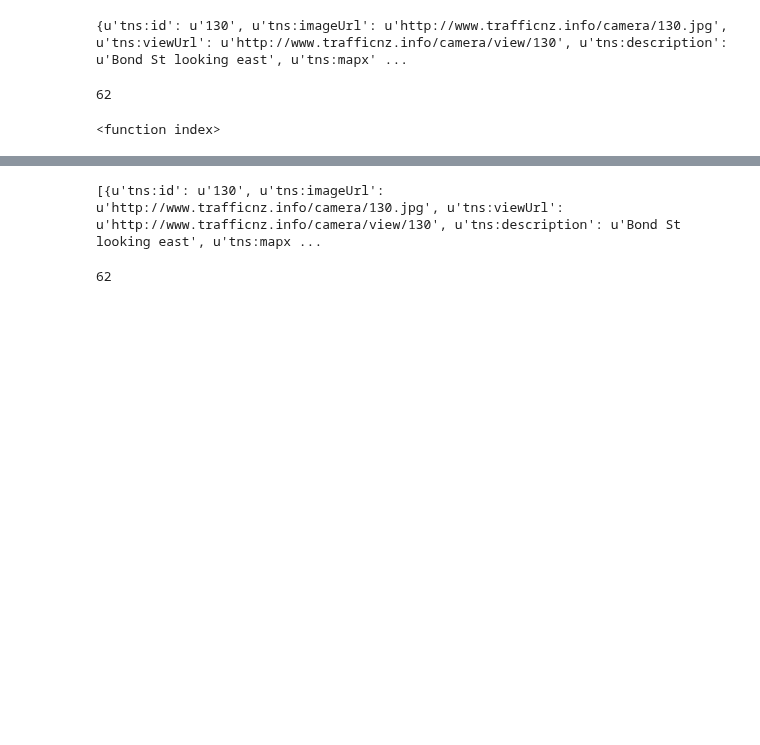
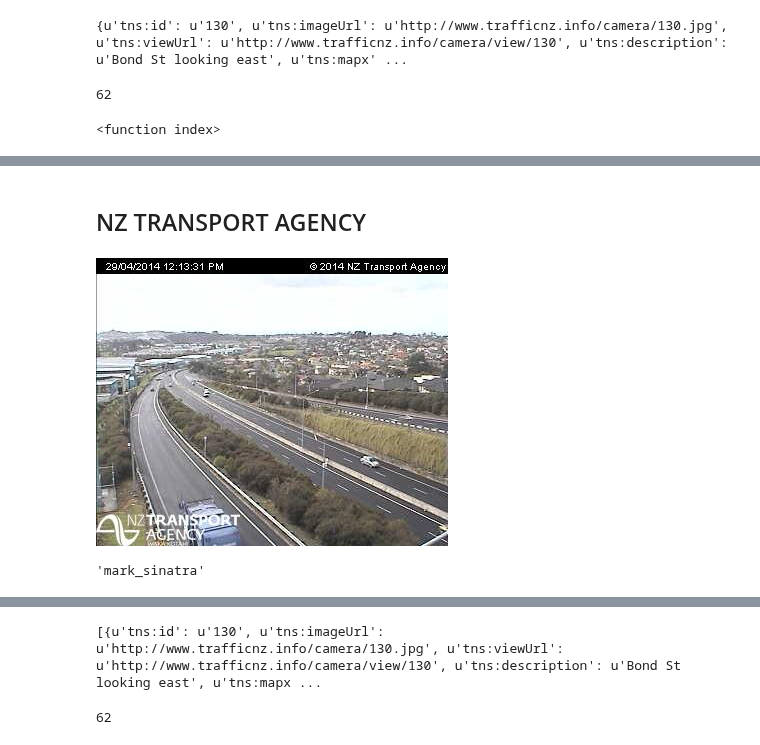
Before and after one commit to wcmckee/artcontrol-api, a Jupyter notebook: pywgit.ipynb, the cells around one changed output, grey strips where cells are left out. Cells and saved outputs as stored; diff of their text form; code cells hidden in the pictures; blank space fills up the shorter version.

```diff
--- a/pywgit.ipynb
+++ b/pywgit.ipynb
@@ -238,0 +238,5 @@ SH16 4 Lincoln Rd E
+# %%
+jpgcam = sindat[1]
+numcam = sindat[0]
+
+jnacam = numcam + '.jpg'
@@ -239,3 +251,15 @@ SH16 4 Lincoln Rd E
+# %% [markdown]
+## NZ TRANSPORT AGENCY
+# %%
+from IPython.display import Image
+
+Image(filename=jnacam)
+# %% [output]
+[figure, added]
+# %%
+ls
+# %% [output]
+'mark_sinatra'
 # %%
 for tram in sindat:
     print tram[0]
```
Also changed, not shown: parts of 36 cells of this notebook, 5 other files.
